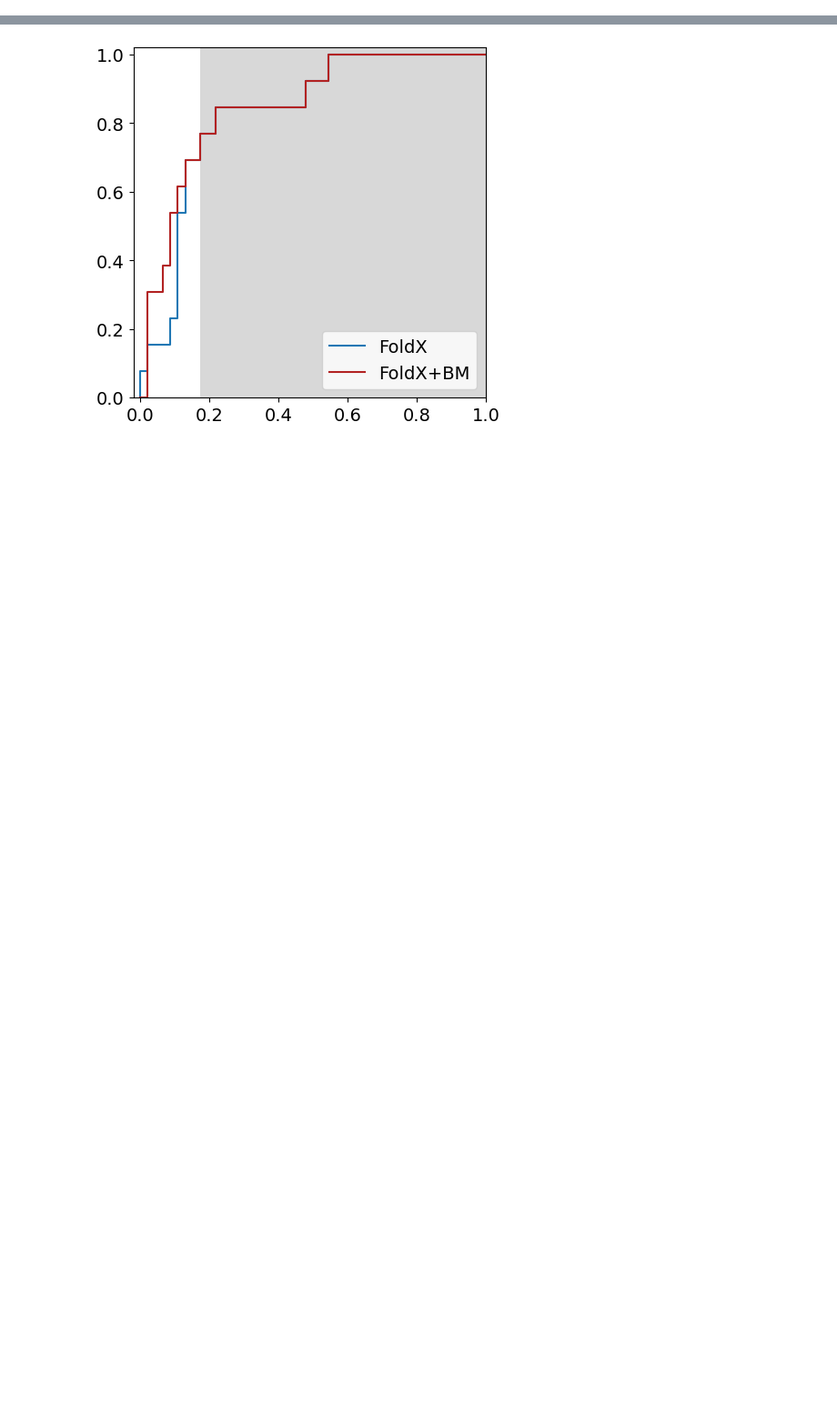
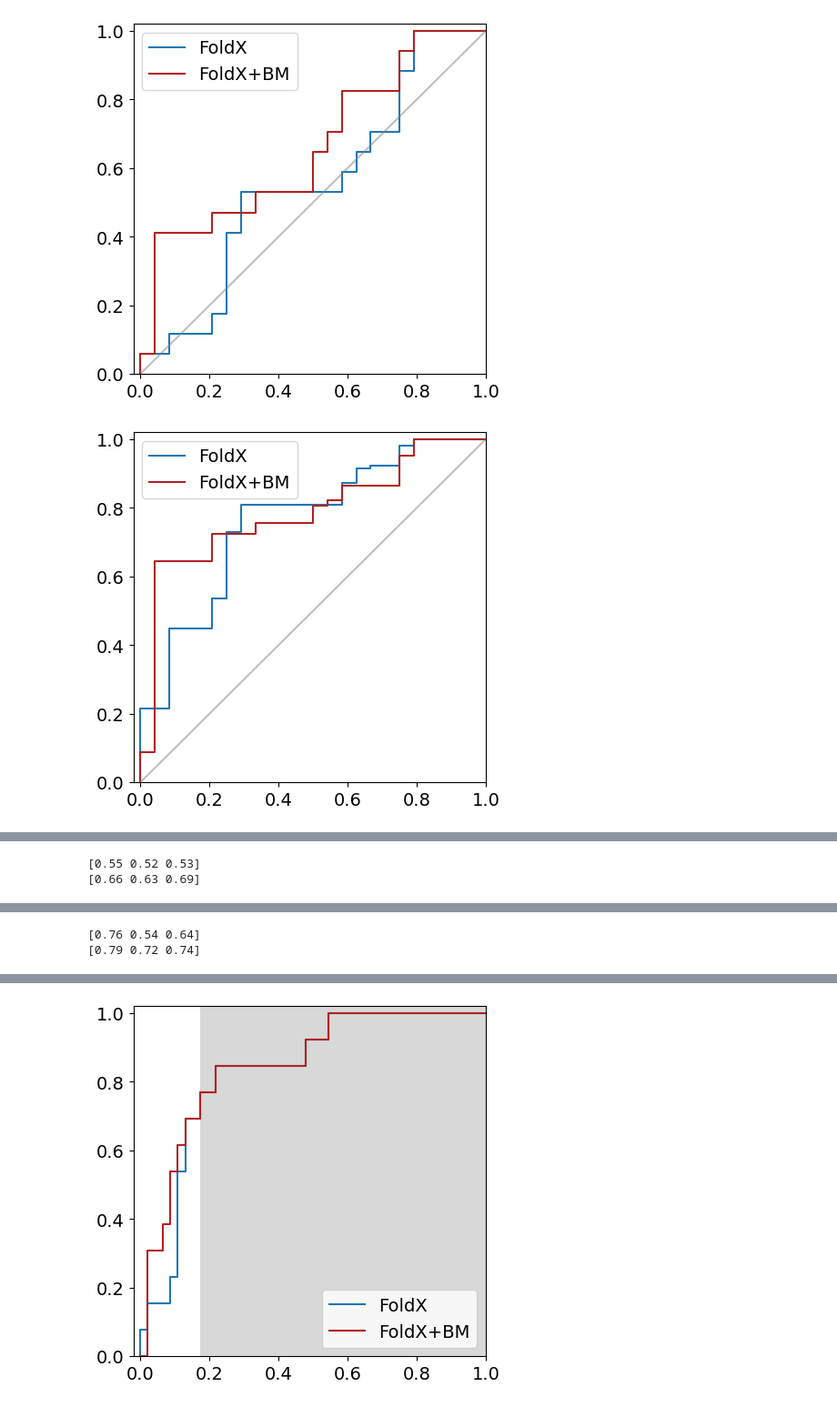
Before and after one commit to kt-korbeld/BoostMut, a Jupyter notebook: fig_data/BoostMut-figures.ipynb, the cells around one changed output, grey strips where cells are left out. Shown at 91% size. Saved outputs shown, nothing was run; the diff lists cells and outputs as text; code cells hidden in the pictures; blank space fills up the shorter version.

Commit message:
add figure data

```diff
--- a/fig_data/BoostMut-figures.ipynb
+++ b/fig_data/BoostMut-figures.ipynb
@@ -319,0 +77,26 @@ plot_bars(values_wauc, species, colors, headspace=0.1, name_out='./figures/fig_3
+# %%
+# make (W)ROC cuves and calculate (W)AUC
+aucs_leh = plot_roc(leh_data[[i for i in leh_data.columns if not 'score_sc' in i]], name_out='./test.png')
+waucs_leh = plot_roc(leh_data[[i for i in leh_data.columns if not 'score_sc' in i]], scale=True, name_out='./test.png')
+
+aucs_adh = plot_roc(adh_data[[i for i in adh_data.columns if not 'score_sc' in i]], name_out='./test.png')
+waucs_adh = plot_roc(adh_data[[i for i in adh_data.columns if not 'score_sc' in i]], scale=True, name_out='./test.png')
+
+aucs_hmfo = plot_roc(hmfo_data[[i for i in hmfo_data.columns if not 'score_sc' in i]], name_out='./test.png')
+waucs_hmfo = plot_roc(hmfo_data[[i for i in hmfo_data.columns if not 'score_sc' in i]], scale=True, name_out='./test.png')
+
+# make barplot of (W)AUC values
+species = ['LEH', 'ADH', 'HMFO']
+values_auc = {
+    'ROC AUC FoldX': np.round([aucs_leh[0], aucs_adh[0], aucs_hmfo[0]], 2),
+    'ROC AUC FoldX+BM': np.round([aucs_leh[1], aucs_adh[1], aucs_hmfo[1]], 2)}
+values_wauc = {
+    'ROC AUC FoldX': np.round([waucs_leh[0], waucs_adh[0], waucs_hmfo[0]], 2),
+    'ROC AUC FoldX+BM': np.round([waucs_leh[1], waucs_adh[1], waucs_hmfo[1]], 2)}
+colors = {'ROC AUC FoldX':'tab:blue', 'ROC AUC FoldX+BM':'firebrick'}
+
+plot_bars(values_auc, species, colors, headspace=0.1, name_out='./test.png')
+plot_bars(values_wauc, species, colors, headspace=0.1, name_out='./test.png')
+# %% [output]
+[figure, added]
+[figure, added]
@@ -319,0 +107,2 @@ plot_bars(values_wauc, species, colors, headspace=0.1, name_out='./figures/fig_3
+[0.55 0.52 0.53]
+[0.66 0.63 0.69]
@@ -319,0 +110,2 @@ plot_bars(values_wauc, species, colors, headspace=0.1, name_out='./figures/fig_3
+[0.76 0.54 0.64]
+[0.79 0.72 0.74]
```
Also changed, not shown: parts of 21 cells of this notebook, 40 other files.
